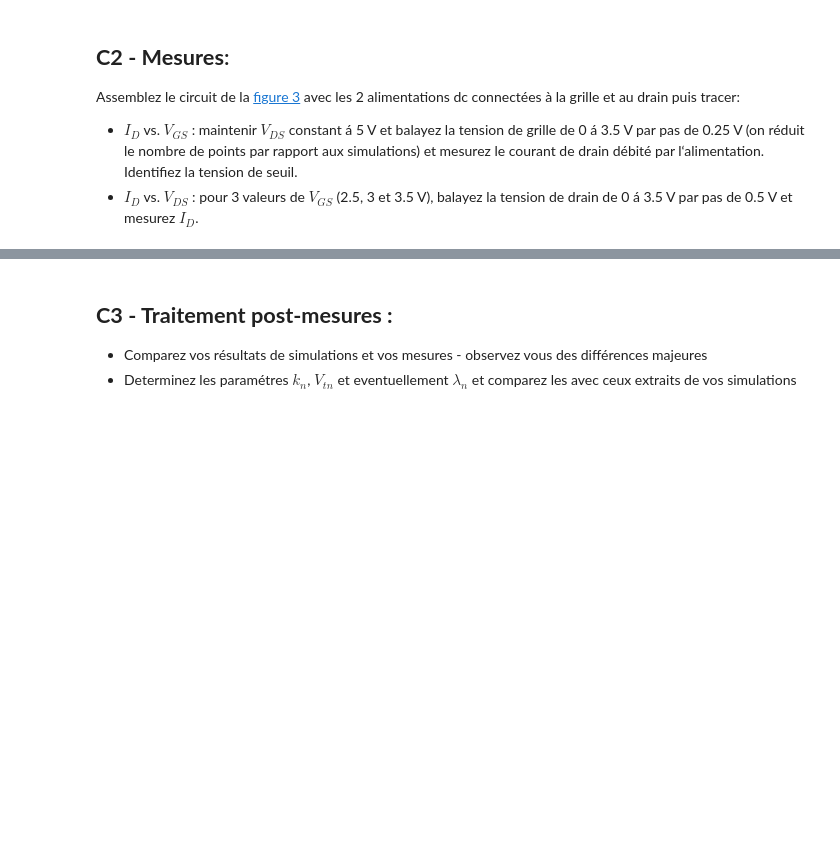
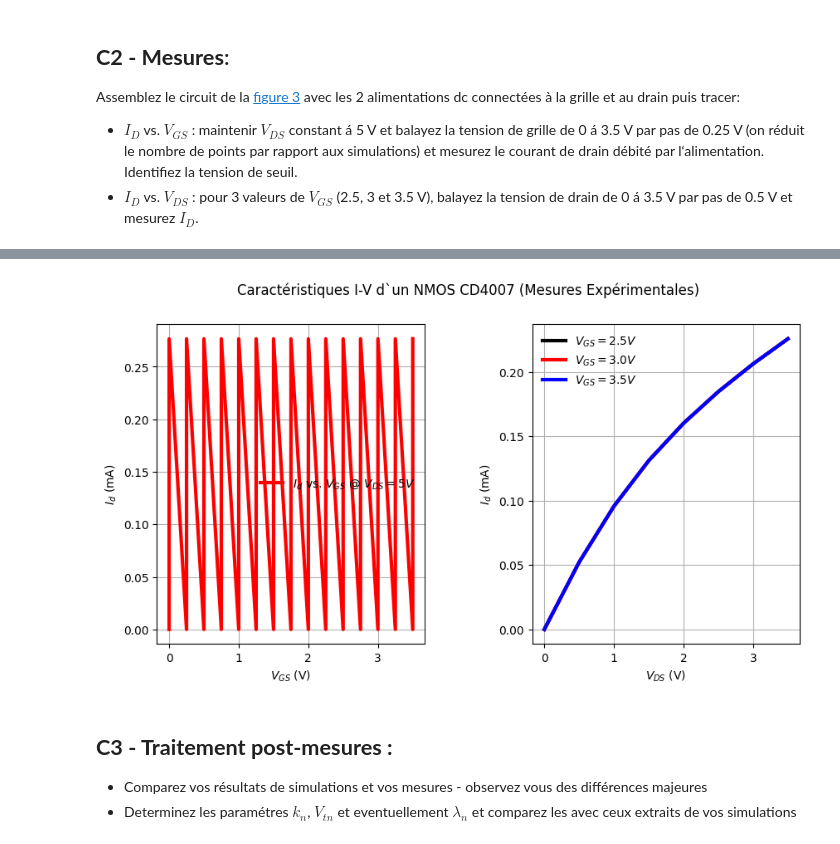
Before and after one commit to Darkzveller/EI-3_TP_conception_micro_electronique, a Jupyter notebook: Sujet_TP_YEK/TP_composants_et_circuits_microélectroniques_2026.ipynb, the cells around one changed output, grey strips where cells are left out. Cells and saved outputs as stored; diff of their text form; code cells hidden in the pictures; blank space fills up the shorter version.

```diff
--- a/Sujet_TP_YEK/TP_composants_et_circuits_microélectroniques_2026.ipynb
+++ b/Sujet_TP_YEK/TP_composants_et_circuits_microélectroniques_2026.ipynb
@@ -451,0 +452,46 @@ plt.subplots_adjust(wspace=0.4, hspace=0.5)
+# %%
+# --- 1. CHARGEMENT Id vs Vgs ---
+# Utilise sep=',' car ton script de mesure utilise csv.DictWriter (virgule par défaut)
+data_vg = pd.read_csv(path+'\\Test_experimentale\\IdVd_0_cas_1.csv', sep=',')
+print(data_vg)
+Vgs = data_vg['Gate_Voltage']
+Id = data_vg['Drain_Current'] * 1000
+
+# --- 2. CHARGEMENT Id vs Vds ---
+data_vd = pd.read_csv(path+'\\Test_experimentale\\IdVd_1_cas_2.csv', sep=',')
+print(data_vd)
+
+# Filtrage par tes vraies valeurs de Vgs
+m1 = data_vd['Gate_Voltage'] == 2.5
+Vds_1, Id_1 = data_vd['Drain_Voltage'][m1], data_vd['Drain_Current'][m1] * 1000
+
+m2 = data_vd['Gate_Voltage'] == 3.0
+Vds_2, Id_2 = data_vd['Drain_Voltage'][m2], data_vd['Drain_Current'][m2] * 1000
+
+m3 = data_vd['Gate_Voltage'] == 3.5
+Vds_3, Id_3 = data_vd['Drain_Voltage'][m3], data_vd['Drain_Current'][m3] * 1000
+
+# --- GRAPHIQUES ---
+fig, (ax1, ax2) = plt.subplots(1, 2, figsize=(10,5))
+fig.suptitle('Caractéristiques I-V d`un NMOS CD4007 (Mesures Expérimentales)')
+
+# Id vs Vgs
+ax1.plot(Vgs, Id, lw=3, label="$I_d$ vs. $V_{GS}$ @ $V_{DS}=5V$", color="red")
+ax1.set_xlabel("$V_{GS}$ (V)")
+ax1.set_ylabel("$I_d$ (mA)")
+ax1.grid()
+ax1.legend(frameon=False)
+
+# Id vs Vds - Mise à jour des labels avec TES valeurs
+ax2.plot(Vds_1, Id_1, lw=3, label='$V_{GS} = 2.5 V$', color="black")
+ax2.plot(Vds_2, Id_2, lw=3, label='$V_{GS} = 3.0 V$', color="red")
+ax2.plot(Vds_3, Id_3, lw=3, label='$V_{GS} = 3.5 V$', color="blue")
+
+ax2.set_xlabel("$V_{DS}$ (V)")
+ax2.set_ylabel("$I_d$ (mA)")
+ax2.grid()
+ax2.legend(frameon=False)
+
+plt.subplots_adjust(wspace=0.4, hspace=0.5)
+plt.show()
+# %% [output]
@@ -452,3 +515,4 @@ plt.subplots_adjust(wspace=0.4, hspace=0.5)
+[figure, added]
 # %% [markdown]
 ## **C3 - Traitement post-mesures :**
 - Comparez vos résultats de simulations et vos mesures - observez vous des différences majeures
```
Also changed, not shown: parts of 3 cells of this notebook, 8 other files.
